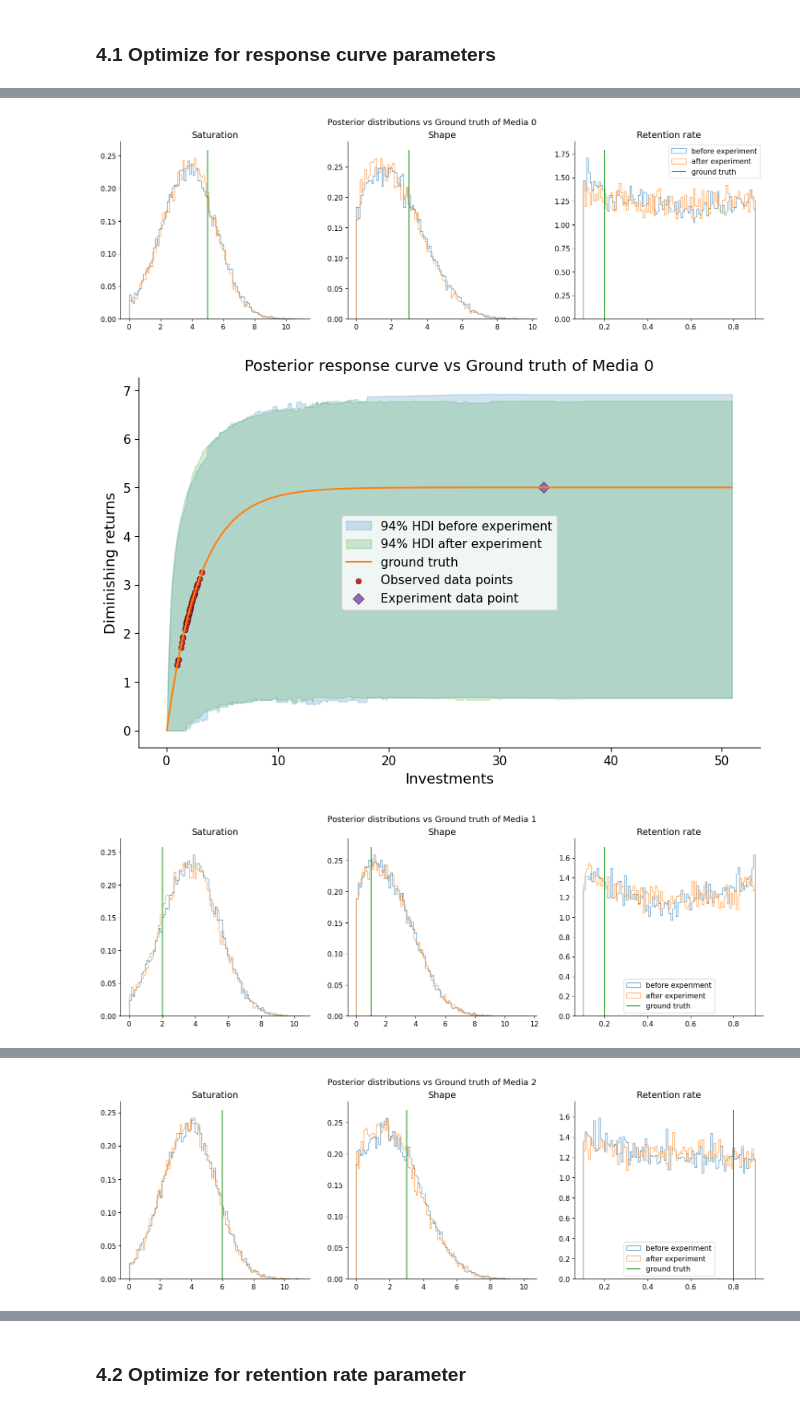
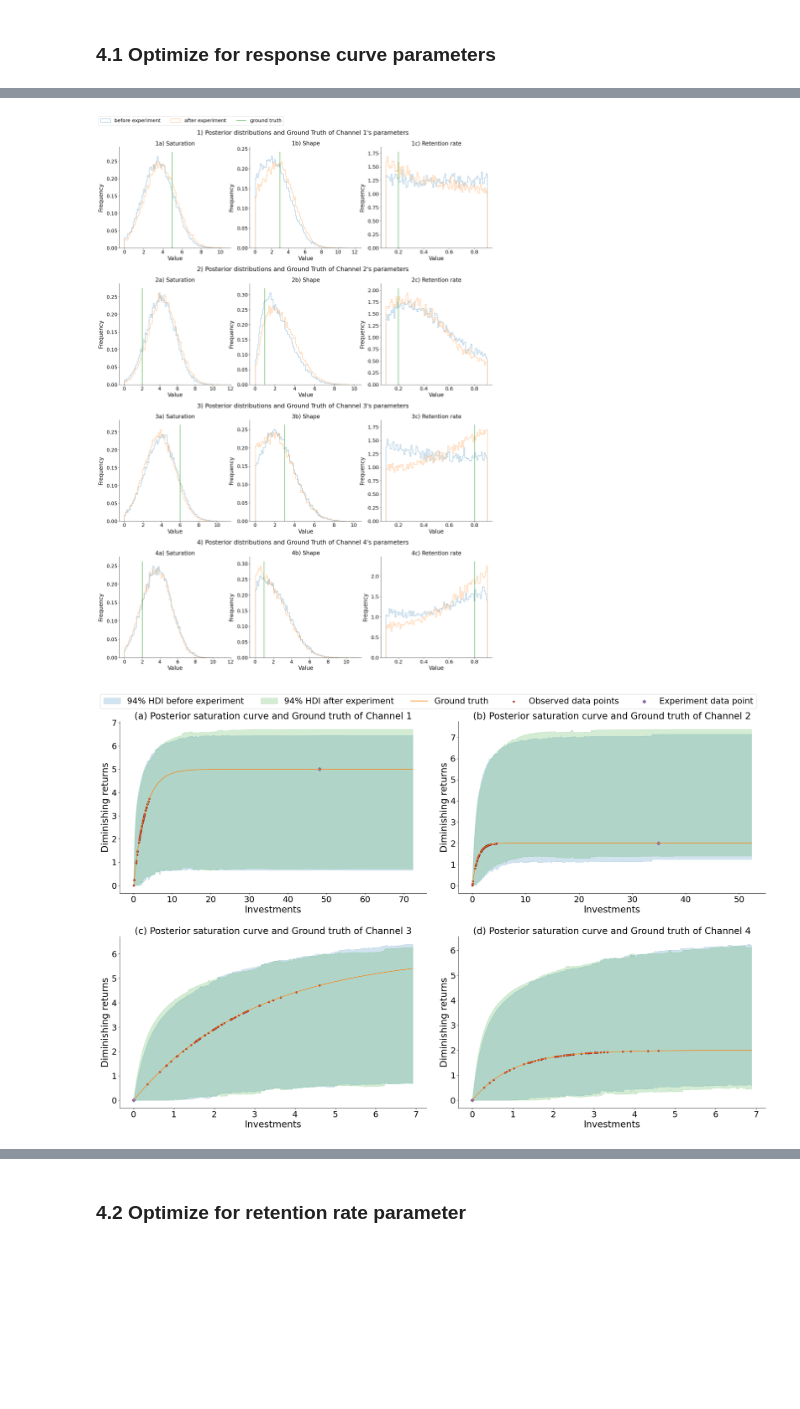
Before and after one commit to triluu03/bedmmm, a Jupyter notebook: experiment/all_uncertain_channels.ipynb, the cells around one changed output, grey strips where cells are left out. Saved outputs shown, nothing was run; the diff lists cells and outputs as text; code cells hidden in the pictures; blank space fills up the shorter version.

```diff
--- a/experiment/all_uncertain_channels.ipynb
+++ b/experiment/all_uncertain_channels.ipynb
@@ -197,9 +199,18 @@ summary_df = az.summary(idata)
 # %% [markdown]
 ### 3.1 Comparison between Posterior Distributions and Ground Truth
 # %%
-for media_feature_name in ["media_0", "media_1", "media_2", "media_3"]:
-    plot_posterior_vs_ground_truth(idata, media_param_df, media_feature_name)
-    plot_posterior_response_curve(
-        idata, data, media_param_df, media_feature_name=media_feature_name
-    )
+plot_posterior_vs_ground_truth(
+    idata,
+    media_param_df,
+    ["media_0", "media_1", "media_2", "media_3"],
+    figsize=(20, 28),
+    subplot_adjust_kwargs={"top": 0.95, "hspace": 0.3},
+)
+
+plot_posterior_response_curve_multiple(
+    idata,
+    data=data,
+    media_param_df=media_param_df,
+    media_feature_names=["media_0", "media_1", "media_2", "media_3"],
+)
 # %% [output]
@@ -302,23 +306,23 @@ Sampling: [y]
 [interactive output not drawn]
 [interactive output not drawn]
 # %%
-for media_feature_name in ["media_0", "media_1", "media_2", "media_3"]:
-    plot_experiment_posterior_vs_ground_truth(
-        idata_before_experiment=idata,
-        idata_after_experiment=idata_with_dhat_curve_param,
-        media_param_df=media_param_df,
-        media_feature_name=media_feature_name,
-    )
+plot_experiment_posterior_vs_ground_truth(
+    idata_before_experiment=idata,
+    idata_after_experiment=idata_with_dhat_curve_param,
+    media_param_df=media_param_df,
+    media_feature_names=["media_0", "media_1", "media_2", "media_3"],
+    figsize=(20, 28),
+    subplot_adjust_kwargs={"top": 0.94, "hspace": 0.35},
+)
 
-    plot_experiment_posterior_response_curve(
-        idata_before_experiment=idata,
-        idata_after_experiment=idata_with_dhat_curve_param,
-        data=data,
-        experiment_data=d_hat_curve_param,
-        media_param_df=media_param_df,
-        media_feature_name=media_feature_name,
-    )
+plot_experiment_posterior_response_curve_multiple(
+    idata_before_experiment=idata,
+    idata_after_experiment=idata_with_dhat_curve_param,
+    data=data,
+    experiment_data=d_hat_curve_param,
+    media_param_df=media_param_df,
+    media_feature_names=["media_0", "media_1", "media_2", "media_3"],
+)
 # %% [output]
-[figure, old version]
+[figure, new version]
-[figure, old version]
+[figure, new version]
-[figure, removed]
@@ -326 +328,0 @@ for media_feature_name in ["media_0", "media_1", "media_2", "media_3"]:
-[figure, removed]
```
Also changed, not shown: parts of 15 cells of this notebook, 1 other file.
